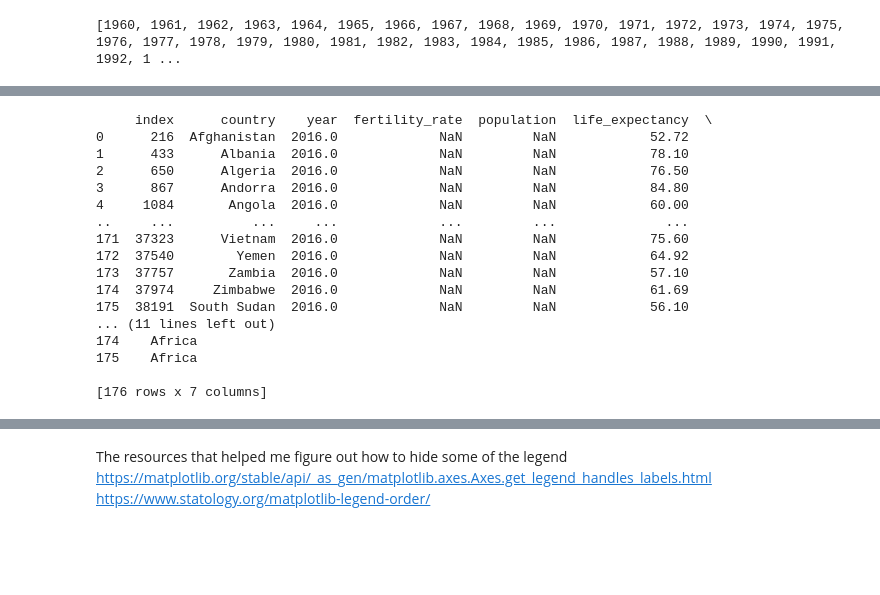
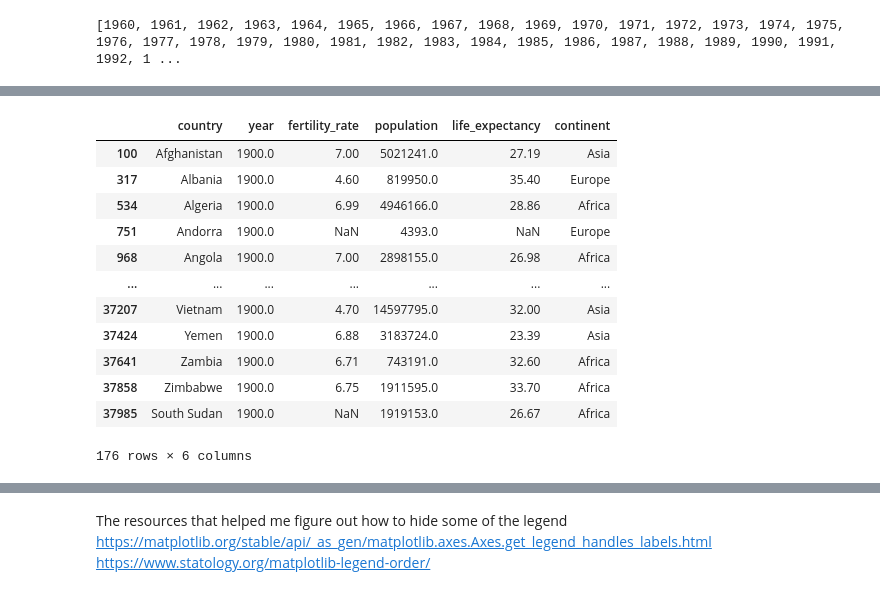
Before and after one commit to Kenoai/Spiced-Academy-Bootcamp, a Jupyter notebook: week_1/Project_1/Project week 1.ipynb, the cells around one changed output, grey strips where cells are left out. Saved outputs shown, nothing was run; the diff lists cells and outputs as text; code cells hidden in the pictures; blank space fills up the shorter version.

```diff
--- a/week_1/Project_1/Project week 1.ipynb
+++ b/week_1/Project_1/Project week 1.ipynb
@@ -256,22 +238,16 @@ for population in df_all['population']:
-# %%
-data_mask=df_all[df_all['year'] == year].reset_index()
-
-print(data_mask)
-# %% [output]
-     index      country    year  fertility_rate  population  life_expectancy  \
-0      216  Afghanistan  2016.0             NaN         NaN            52.72
-1      433      Albania  2016.0             NaN         NaN            78.10
-2      650      Algeria  2016.0             NaN         NaN            76.50
-3      867      Andorra  2016.0             NaN         NaN            84.80
-4     1084       Angola  2016.0             NaN         NaN            60.00
-..     ...          ...     ...             ...         ...              ...
-171  37323      Vietnam  2016.0             NaN         NaN            75.60
-172  37540        Yemen  2016.0             NaN         NaN            64.92
-173  37757       Zambia  2016.0             NaN         NaN            57.10
-174  37974     Zimbabwe  2016.0             NaN         NaN            61.69
-175  38191  South Sudan  2016.0             NaN         NaN            56.10
-... (11 lines left out)
-174    Africa
-175    Africa
-
-[176 rows x 7 columns]
+# %%
+df_all[df_all['year'] == 1900]
+# %% [output]
+|  | country | year | fertility_rate | population | life_expectancy | continent |
+| 100 | Afghanistan | 1900.0 | 7.00 | 5021241.0 | 27.19 | Asia |
+| 317 | Albania | 1900.0 | 4.60 | 819950.0 | 35.40 | Europe |
+| 534 | Algeria | 1900.0 | 6.99 | 4946166.0 | 28.86 | Africa |
+| 751 | Andorra | 1900.0 | NaN | 4393.0 | NaN | Europe |
+| 968 | Angola | 1900.0 | 7.00 | 2898155.0 | 26.98 | Africa |
+| ... | ... | ... | ... | ... | ... | ... |
+| 37207 | Vietnam | 1900.0 | 4.70 | 14597795.0 | 32.00 | Asia |
+| 37424 | Yemen | 1900.0 | 6.88 | 3183724.0 | 23.39 | Asia |
+| 37641 | Zambia | 1900.0 | 6.71 | 743191.0 | 32.60 | Africa |
+| 37858 | Zimbabwe | 1900.0 | 6.75 | 1911595.0 | 33.70 | Africa |
+| 37985 | South Sudan | 1900.0 | NaN | 1919153.0 | 26.67 | Africa |
+176 rows × 6 columns
```
Also changed, not shown: parts of 3 cells of this notebook, 57 other files.
